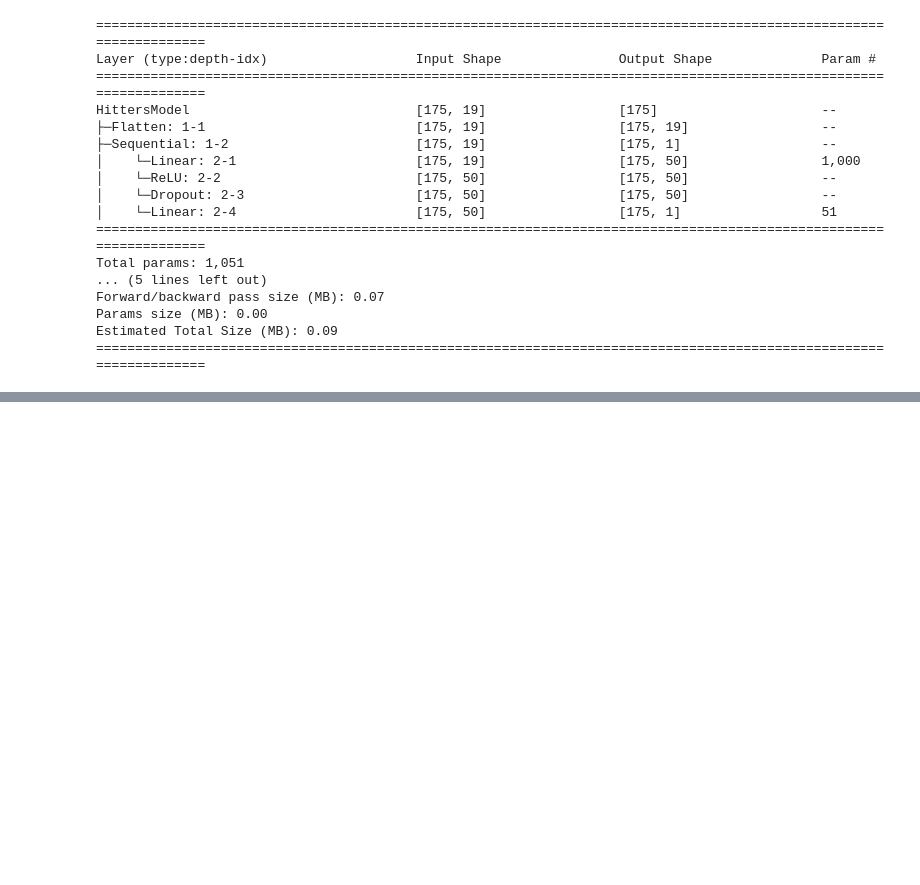
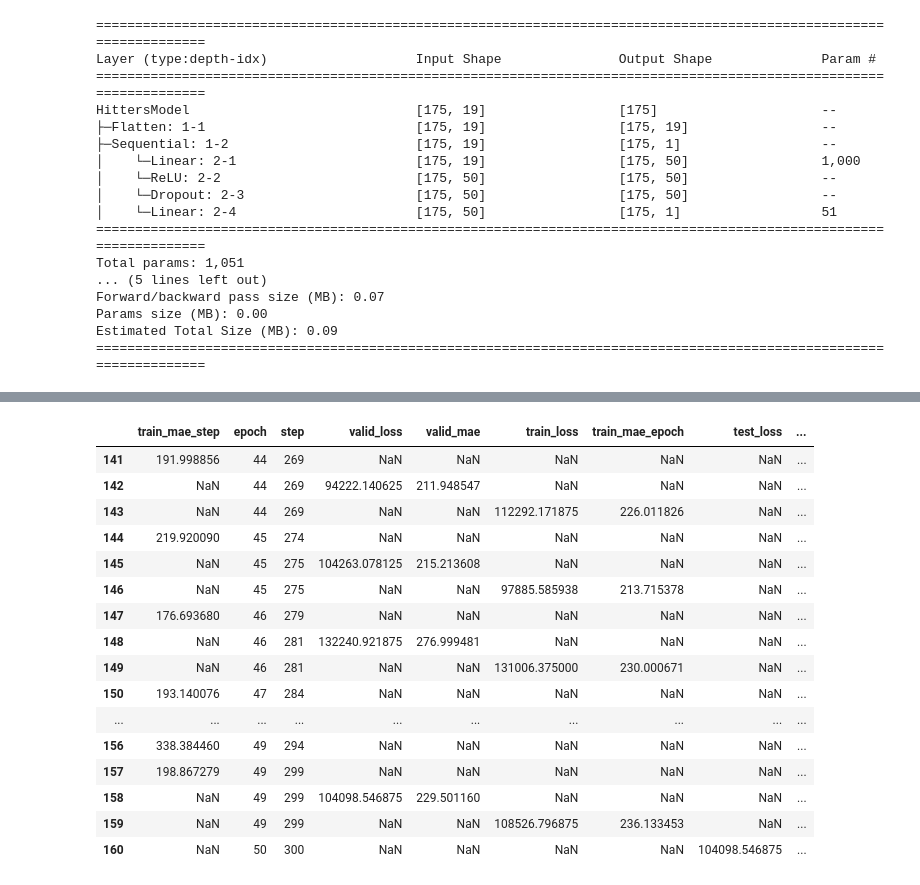
Before and after one commit to alisontuiyott/ML_Upskill, a Jupyter notebook: notebooks/IntroStatLearning_10_9_deep_learning.ipynb, the cells around one changed output, grey strips where cells are left out. Cells and saved outputs as stored; diff of their text form; code cells hidden in the pictures; blank space fills up the shorter version.

```diff
--- a/notebooks/IntroStatLearning_10_9_deep_learning.ipynb
+++ b/notebooks/IntroStatLearning_10_9_deep_learning.ipynb
@@ -228,0 +428,20 @@ Estimated Total Size (MB): 0.09
+# %%
+hit_results.tail(20)
+# %% [output]
+|  | train_mae_step | epoch | step | valid_loss | valid_mae | train_loss | train_mae_epoch | test_loss | ... |
+| 141 | 191.998856 | 44 | 269 | NaN | NaN | NaN | NaN | NaN | ... |
+| 142 | NaN | 44 | 269 | 94222.140625 | 211.948547 | NaN | NaN | NaN | ... |
+| 143 | NaN | 44 | 269 | NaN | NaN | 112292.171875 | 226.011826 | NaN | ... |
+| 144 | 219.920090 | 45 | 274 | NaN | NaN | NaN | NaN | NaN | ... |
+| 145 | NaN | 45 | 275 | 104263.078125 | 215.213608 | NaN | NaN | NaN | ... |
+| 146 | NaN | 45 | 275 | NaN | NaN | 97885.585938 | 213.715378 | NaN | ... |
+| 147 | 176.693680 | 46 | 279 | NaN | NaN | NaN | NaN | NaN | ... |
+| 148 | NaN | 46 | 281 | 132240.921875 | 276.999481 | NaN | NaN | NaN | ... |
+| 149 | NaN | 46 | 281 | NaN | NaN | 131006.375000 | 230.000671 | NaN | ... |
+| 150 | 193.140076 | 47 | 284 | NaN | NaN | NaN | NaN | NaN | ... |
+| ... | ... | ... | ... | ... | ... | ... | ... | ... | ... |
+| 156 | 338.384460 | 49 | 294 | NaN | NaN | NaN | NaN | NaN | ... |
+| 157 | 198.867279 | 49 | 299 | NaN | NaN | NaN | NaN | NaN | ... |
+| 158 | NaN | 49 | 299 | 104098.546875 | 229.501160 | NaN | NaN | NaN | ... |
+| 159 | NaN | 49 | 299 | NaN | NaN | 108526.796875 | 236.133453 | NaN | ... |
+| 160 | NaN | 50 | 300 | NaN | NaN | NaN | NaN | 104098.546875 | ... |
```
Also changed, not shown: parts of 31 cells of this notebook.
